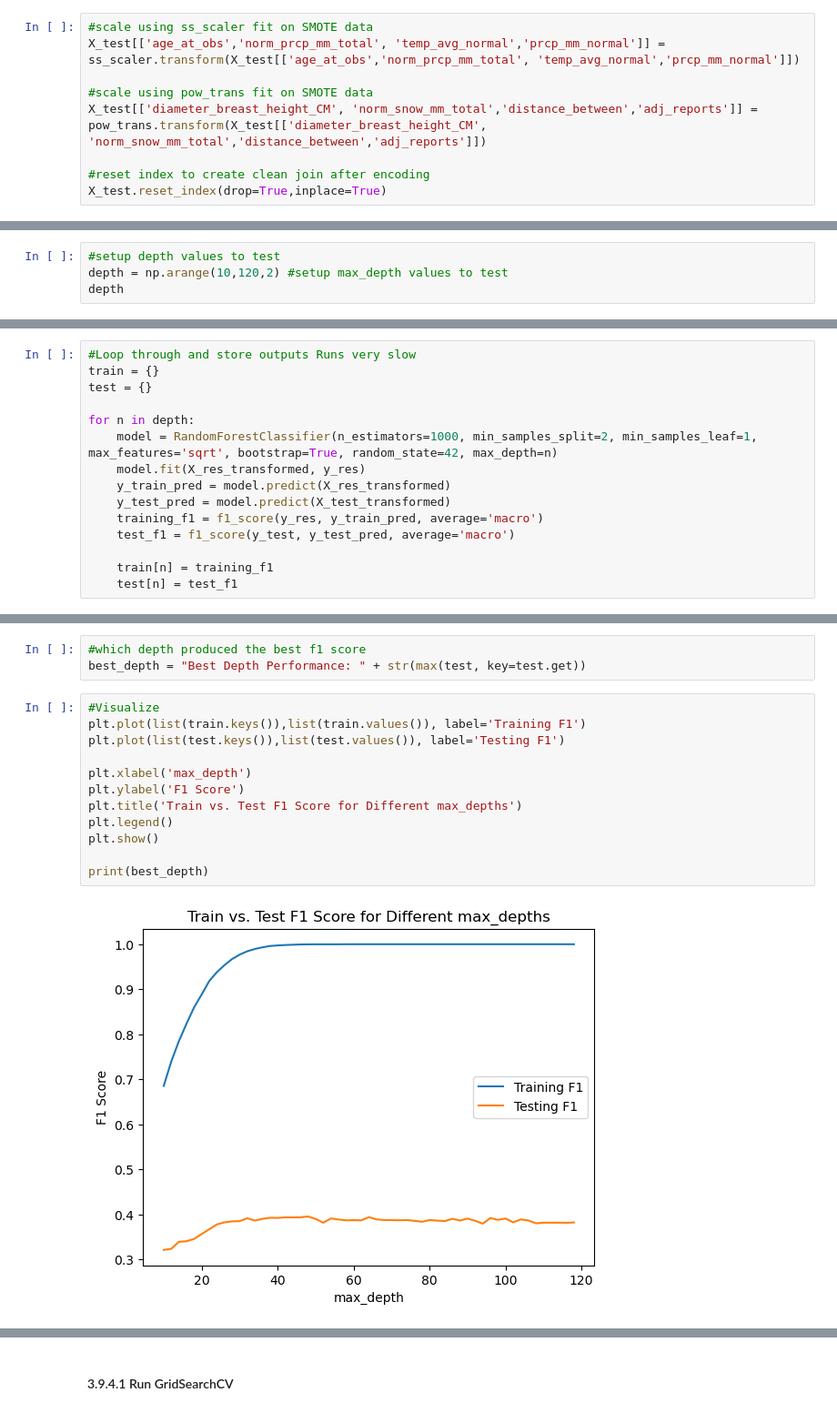
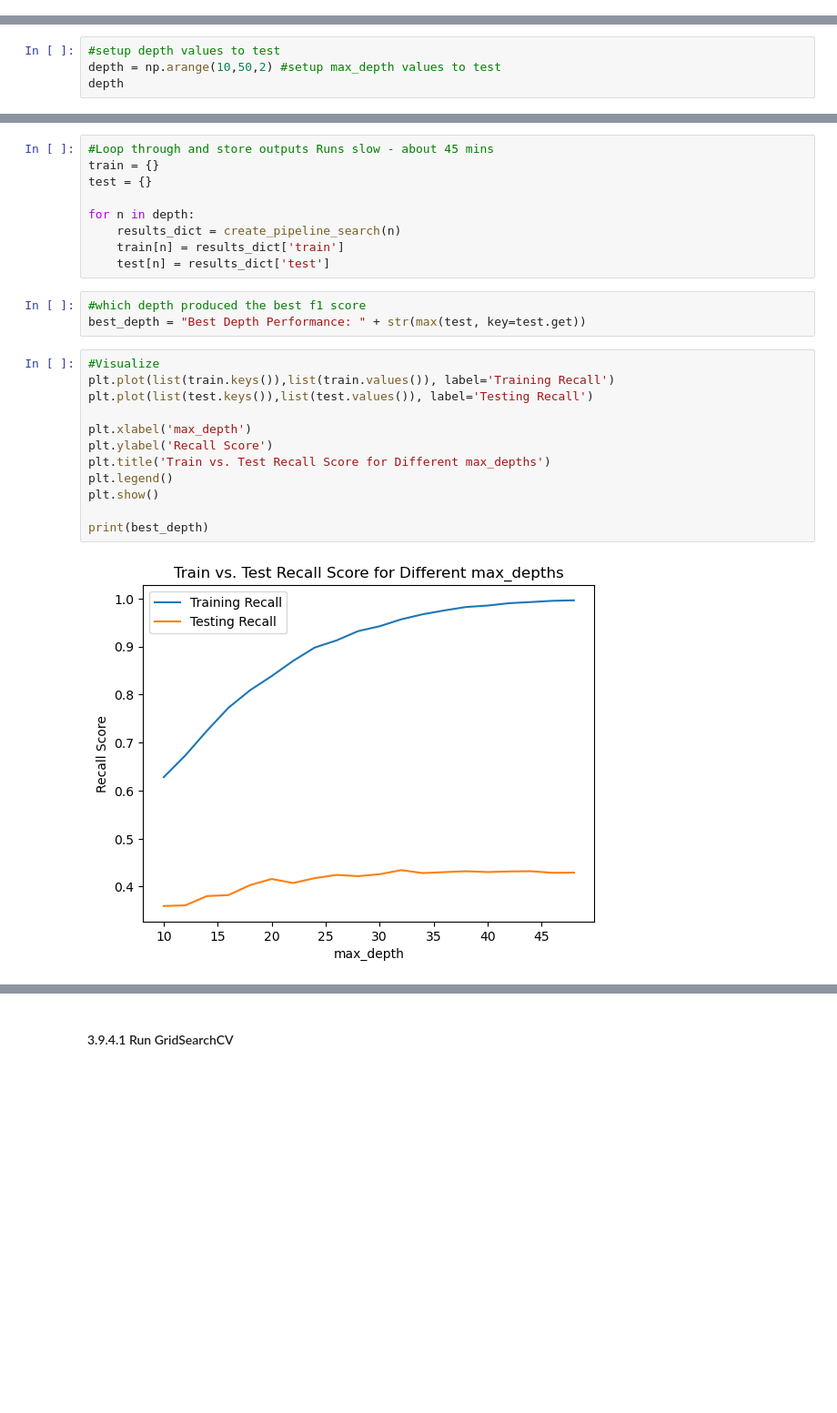
Before and after one commit to BrettlyCD/seattle-trees-project, a Jupyter notebook: notebooks/03_preproc_and_train.ipynb, the cells around one changed output, grey strips where cells are left out. Shown: that part at 91% size. Cells and saved outputs as stored; diff of their text form; blank space fills up the shorter version.

```diff
--- a/notebooks/03_preproc_and_train.ipynb
+++ b/notebooks/03_preproc_and_train.ipynb
@@ -616,9 +635,0 @@ X_test['common_name'] = cat_imputer.transform(X_test[['common_name']])
-# %%
-#scale using ss_scaler fit on SMOTE data
-X_test[['age_at_obs','norm_prcp_mm_total', 'temp_avg_normal','prcp_mm_normal']] = ss_scaler.transform(X_test[['age_at_obs','norm_prcp_mm_total', 'temp_avg_normal','prcp_mm_normal']])
-
-#scale using pow_trans fit on SMOTE data
-X_test[['diameter_breast_height_CM', 'norm_snow_mm_total','distance_between','adj_reports']] = pow_trans.transform(X_test[['diameter_breast_height_CM', 'norm_snow_mm_total','distance_between','adj_reports']])
-
-#reset index to create clean join after encoding
-X_test.reset_index(drop=True,inplace=True)
@@ -799,6 +722,6 @@ print(X_test_scaled_coded.shape)
 #### 3.9.3.1 Loop Through Different Maxes and Visualize Performance
 # %%
 #setup depth values to test
-depth = np.arange(10,120,2) #setup max_depth values to test
+depth = np.arange(10,50,2) #setup max_depth values to test
 depth
 # %% [output]
@@ -810,15 +729,0 @@ array([ 10,  12,  14,  16,  18,  20,  22,  24,  26,  28,  30,  32,  34,
-# %%
-#Loop through and store outputs Runs very slow
-train = {}
-test = {}
-
-for n in depth:
-    model = RandomForestClassifier(n_estimators=1000, min_samples_split=2, min_samples_leaf=1, max_features='sqrt', bootstrap=True, random_state=42, max_depth=n)
-    model.fit(X_res_transformed, y_res)
-    y_train_pred = model.predict(X_res_transformed)
-    y_test_pred = model.predict(X_test_transformed)
-    training_f1 = f1_score(y_res, y_train_pred, average='macro')
-    test_f1 = f1_score(y_test, y_test_pred, average='macro')
-
-    train[n] = training_f1
-    test[n] = test_f1
@@ -825,17 +761,26 @@ for n in depth:
+# %%
+#Loop through and store outputs Runs slow - about 45 mins
+train = {}
+test = {}
+
+for n in depth:
+    results_dict = create_pipeline_search(n)
+    train[n] = results_dict['train']
+    test[n] = results_dict['test']
 # %%
 #which depth produced the best f1 score
 best_depth = "Best Depth Performance: " + str(max(test, key=test.get))
 # %%
 #Visualize
-plt.plot(list(train.keys()),list(train.values()), label='Training F1')
-plt.plot(list(test.keys()),list(test.values()), label='Testing F1')
+plt.plot(list(train.keys()),list(train.values()), label='Training Recall')
+plt.plot(list(test.keys()),list(test.values()), label='Testing Recall')
 
 plt.xlabel('max_depth')
-plt.ylabel('F1 Score')
-plt.title('Train vs. Test F1 Score for Different max_depths')
+plt.ylabel('Recall Score')
+plt.title('Train vs. Test Recall Score for Different max_depths')
 plt.legend()
 plt.show()
 
 print(best_depth)
 # %% [output]
-[figure, old version]
+[figure, new version]
```
Also changed, not shown: parts of 44 cells of this notebook.
